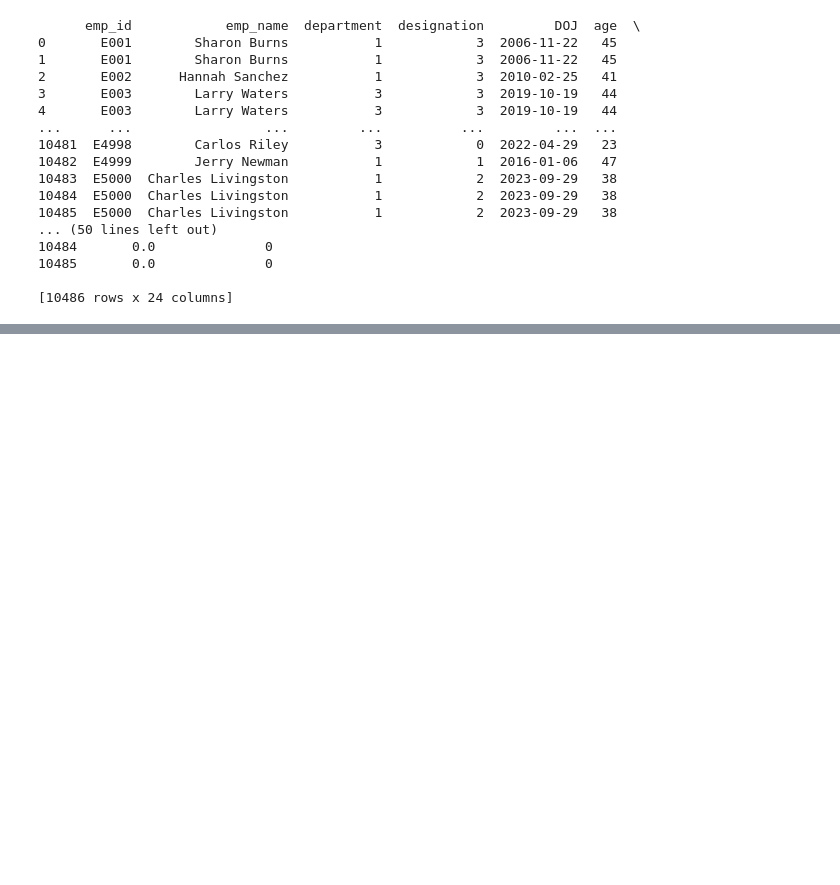
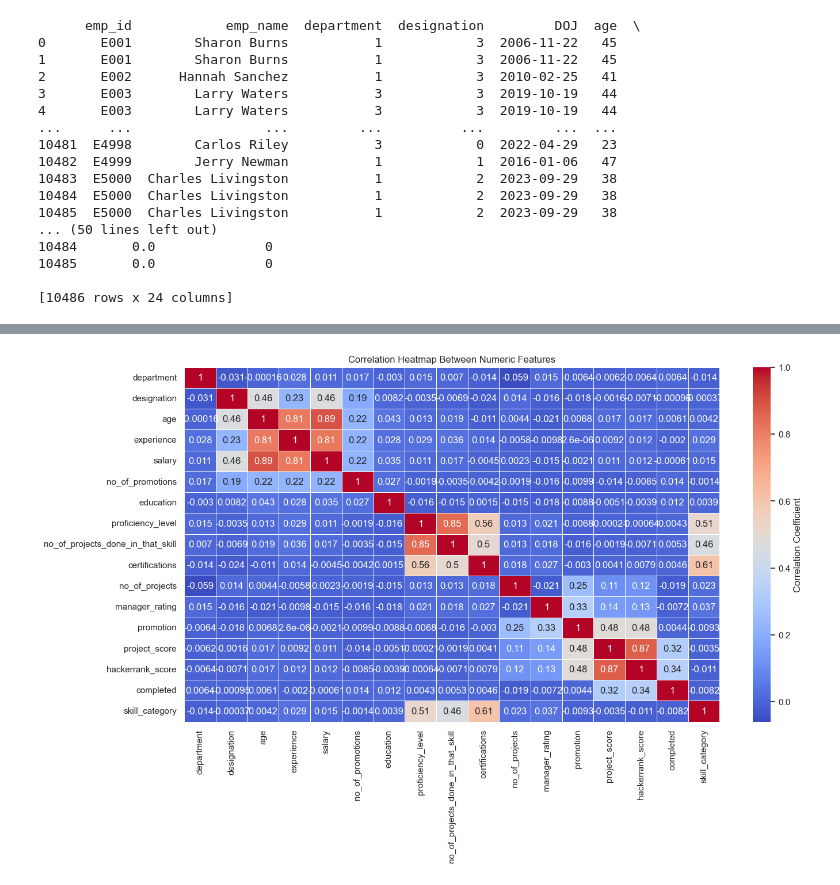
Before and after one commit to ejenisha/finalProject-DS, a Jupyter notebook: promotion_prediction.ipynb, the cells around one changed output, grey strips where cells are left out. Cells and saved outputs as stored; diff of their text form; code cells hidden in the pictures; blank space fills up the shorter version.

```diff
--- a/promotion_prediction.ipynb
+++ b/promotion_prediction.ipynb
@@ -965,0 +999,25 @@ skill_category is not significant (p-value: 0.7836).
+# %%
+
+# Assuming 'df' is your DataFrame
+
+# Select only numeric columns for correlation
+numeric_df = df.select_dtypes(include=['int32','int64', 'float64'])
+
+# Calculate correlation matrix
+corr_matrix = numeric_df.corr()
+
+# Plot heatmap
+plt.figure(figsize=(15, 8))
+sns.heatmap(
+    corr_matrix,
+    annot=True,             # Show correlation values in the heatmap
+    cmap='coolwarm',        # Color map for the heatmap
+    linewidths=0.5,         # Line width between cells
+    cbar_kws={'label': 'Correlation Coefficient'}
+)
+
+# Title and labels
+plt.title('Correlation Heatmap Between Numeric Features')
+plt.show()
+# %% [output]
+[figure, added]
```
Also changed, not shown: parts of 20 cells of this notebook.
